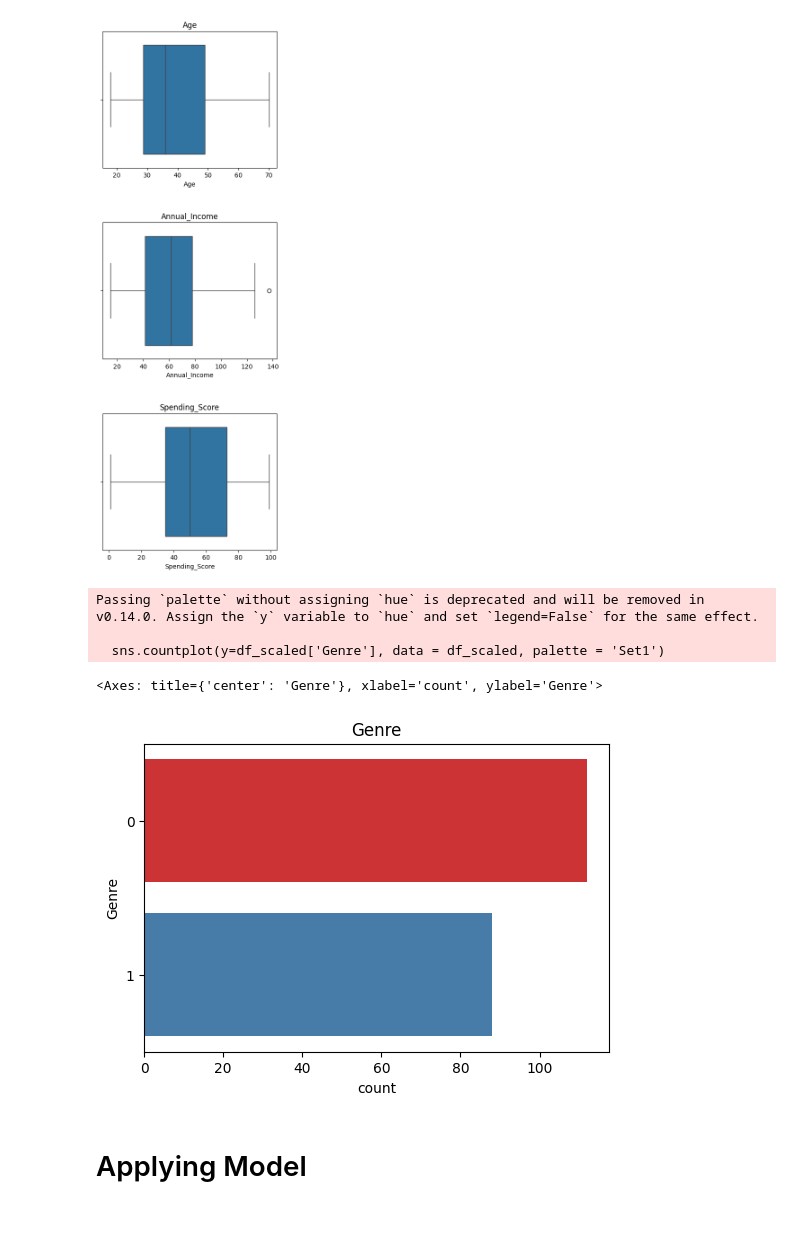
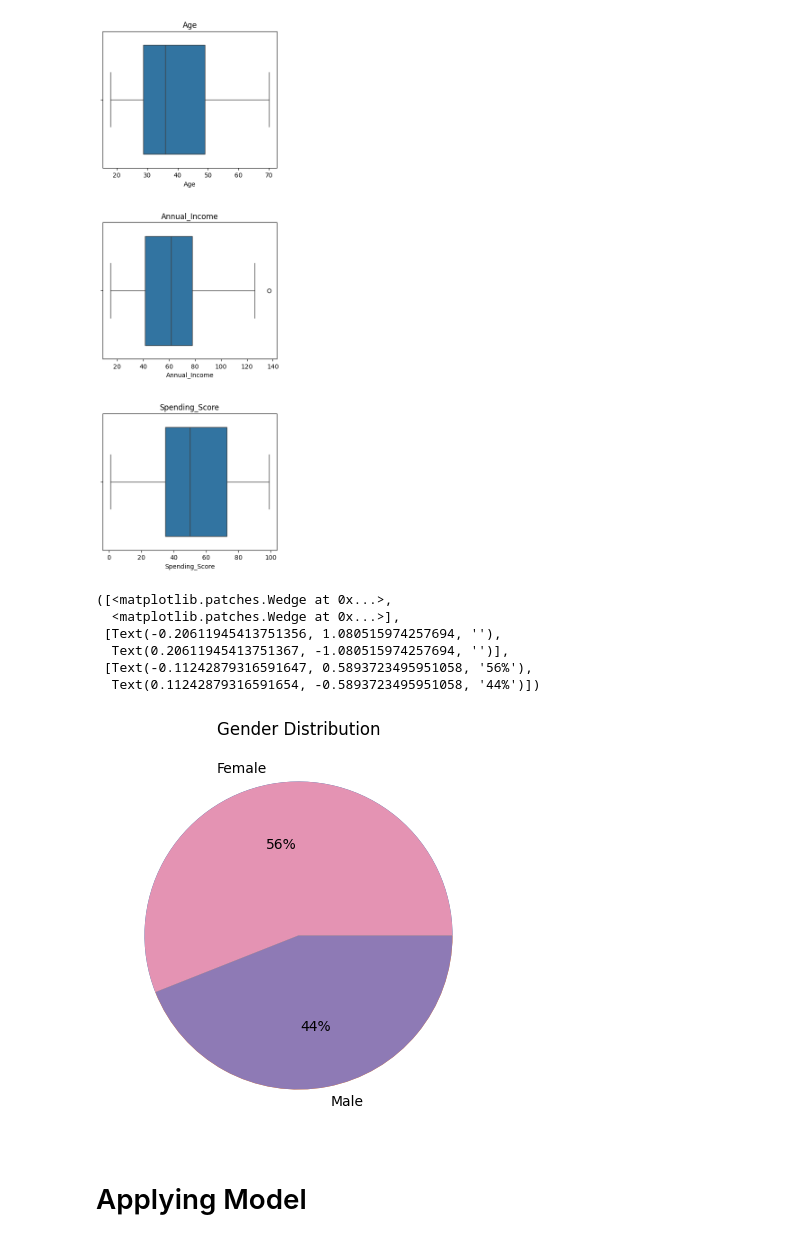
Before and after one commit to montmsn/ML_shopping_dataset, a Jupyter notebook: main.ipynb, the cells around one changed output. Drawn from its saved outputs; the diff is of its cells as text; code cells hidden in the pictures.

```diff
--- a/main.ipynb
+++ b/main.ipynb
@@ -82,16 +101,20 @@ for i, column in enumerate(columns):
     ax[i].set_title(column)
 # %% [output]
 [figure]
-# %%
-plt.figure(figsize=(6,4))
-plt.title("Genre")
-sns.countplot(y=df_scaled['Genre'], data = df_scaled, palette = 'Set1')
-# %% [output]
-Passing `palette` without assigning `hue` is deprecated and will be removed in v0.14.0. Assign the `y` variable to `hue` and set `legend=False` for the same effect.
-
-  sns.countplot(y=df_scaled['Genre'], data = df_scaled, palette = 'Set1')
-<Axes: title={'center': 'Genre'}, xlabel='count', ylabel='Genre'>
-[figure, removed]
+# %%
+genre_count=df["Genre"].value_counts()
+plt.figure(figsize=(5,5))
+plt.title("Gender Distribution")
+plt.pie(genre_count, labels={"Female", "Male"})
+plt.pie(genre_count, autopct="%.0f%%", colors=["#E493B3","#8E7AB5"])
+# %% [output]
+([<matplotlib.patches.Wedge at 0x...>,
+  <matplotlib.patches.Wedge at 0x...>],
+ [Text(-0.20611945413751356, 1.080515974257694, ''),
+  Text(0.20611945413751367, -1.080515974257694, '')],
+ [Text(-0.11242879316591647, 0.5893723495951058, '56%'),
+  Text(0.11242879316591654, -0.5893723495951058, '44%')])
+[figure, added]
 # %% [markdown]
 # Applying Model
 # %%
```
Also changed, not shown: parts of 3 cells of this notebook.
